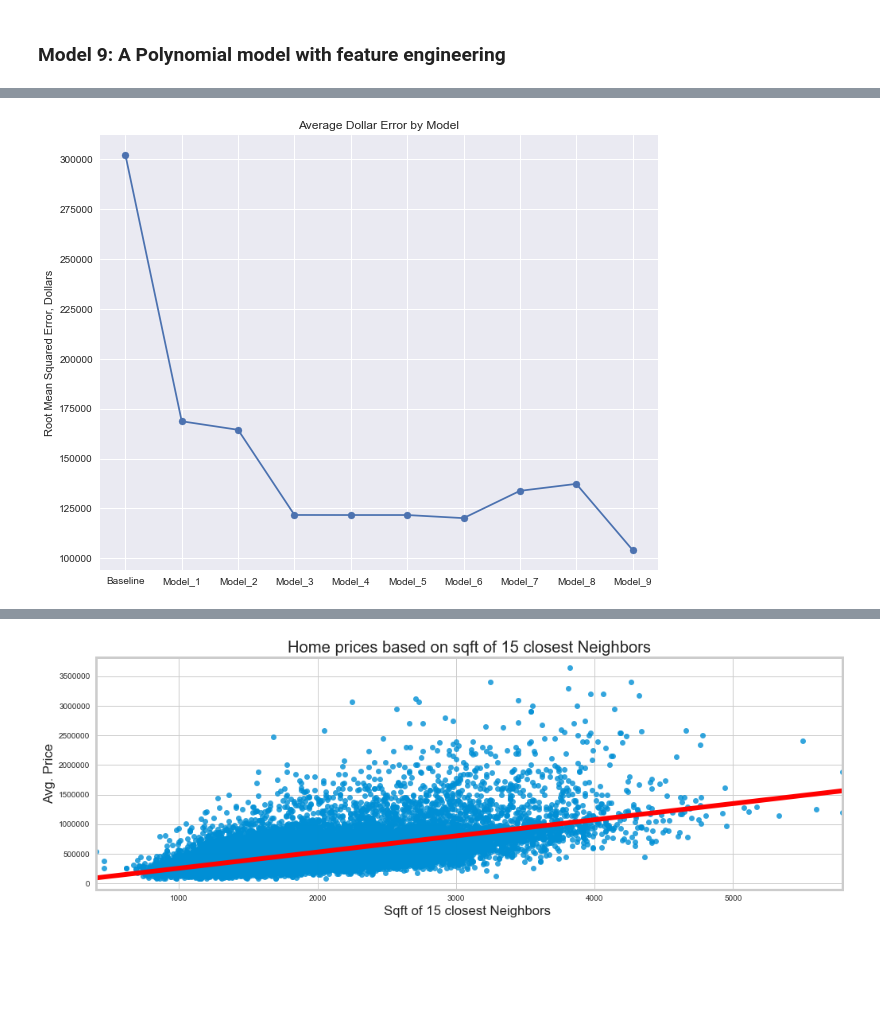
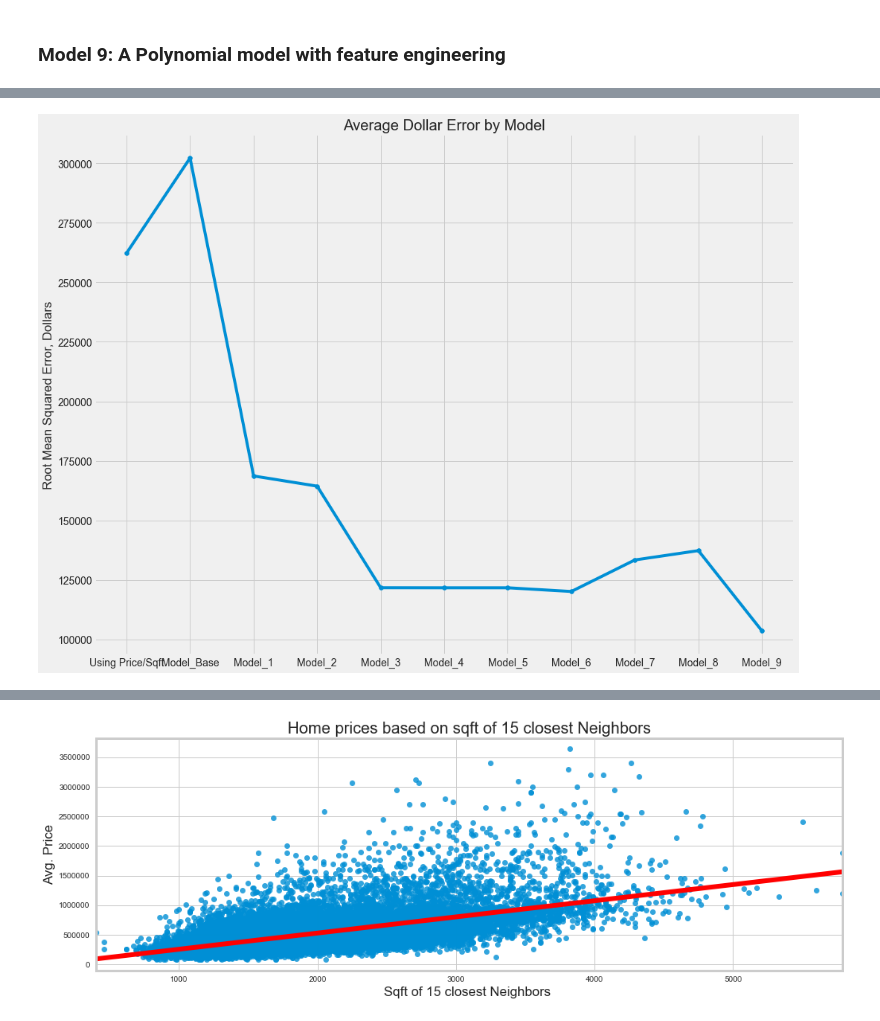
Before and after one commit to mankah/Project-2, a Jupyter notebook: Notebook.ipynb, the cells around one changed output, grey strips where cells are left out. Drawn from its saved outputs; the diff is of its cells as text; code cells hidden in the pictures; blank space fills up the shorter version.

```diff
--- a/Notebook.ipynb
+++ b/Notebook.ipynb
@@ -60,0 +69,4 @@ yr_renovated and waterfront are only columns containing null values
+# %%
+# Calculates the average price per square feet
+avg_price_sqft = (df.price / df.sqft_living).mean()
+avg_price_sqft
@@ -60,0 +75,7 @@ yr_renovated and waterfront are only columns containing null values
+# %%
+# EDA checking if square feet is a strong predictor of housing price
+price_pred_base = df.sqft_living * avg_price_sqft
+rmse_base = mean_squared_error(df.price, price_pred_base, squared=False)
+
+# Very high rmse, livable square footage isn't a strong predictor
+round(rmse_base, 0)
@@ -221,15 +289,19 @@ plt.show()
 # %% [markdown]
 ### Average Price by Condition
 # %%
-# creating a visualization to understand the mean price of homes sold by condition
+# Creating a visualization to understand the mean price of homes sold by condition
 
-sns.set_style('white')
+# Initializes plot and style parameters
+sns.set_style('whitegrid')
+fig, ax = plt.subplots(figsize = (15, 5))
+
+# Creates a bar plot of our target params
 x = df['condition']
 y = df['price']
-fig, ax = plt.subplots(figsize = (15, 5))
 ax = sns.barplot(x=x,y=y, data=df)
+
+# Modify plot label attributes
 ax.ticklabel_format(style='plain', axis='y')
 ax.set(xlabel='condition', ylabel='Avg. Price')
 plt.title("Average Home Price by Condition")
-plt.show()
 # %% [output]
@@ -260,6 +333,8 @@ plt.show()
 # Model Building
 # %% [markdown]
 ## Baseline Model
+# %%
+df = df.drop('price_bins', axis = 1)
 # %%
 # Drop the new 'age' column and our target column 'price' for the independent features
 X = df.drop(['price', 'age'], axis = 1)
@@ -1083,14 +1248,15 @@ sns.regplot(x = y_test, y = pred_poly, data = df, line_kws={'color':'r'});
 # %%
 # plotting the RMSE's for each of the models we created - the RMSE's represent the difference between our actual test scores vs. our predicted test scores
 
-models = ['Baseline', 'Model_1', 'Model_2', 'Model_3', 'Model_4', 'Model_5',
+models = ['Using Price/Sqft', 'Model_Base', 'Model_1', 'Model_2', 'Model_3', 'Model_4', 'Model_5',
           'Model_6', 'Model_7', 'Model_8', 'Model_9']
-RMSE = [rmse_lr0, rmse_lr1, rmse_lr2, rmse_lr3, rmse_lr4, rmse_lr5, rmse_lr6, rmse_poly_7, rmse_lr8, rmse_poly_9]
-plt.style.use('seaborn')
-fig, ax = plt.subplots(figsize=(10,8))
+RMSE = [rmse_base, rmse_lr0, rmse_lr1, rmse_lr2, rmse_lr3, rmse_lr4,
+        rmse_lr5, rmse_lr6, rmse_poly_7, rmse_lr8, rmse_poly_9]
+plt.style.use('fivethirtyeight')
+fig, ax = plt.subplots(figsize=(15,12))
 ax.plot(models, RMSE);
 ax.scatter(models, RMSE);
 ax.set_ylabel('Root Mean Squared Error, Dollars')
 ax.set_title('Average Dollar Error by Model');
 # %% [output]
-[figure, old version]
+[figure, new version]
```
Also changed, not shown: parts of 148 cells of this notebook.
